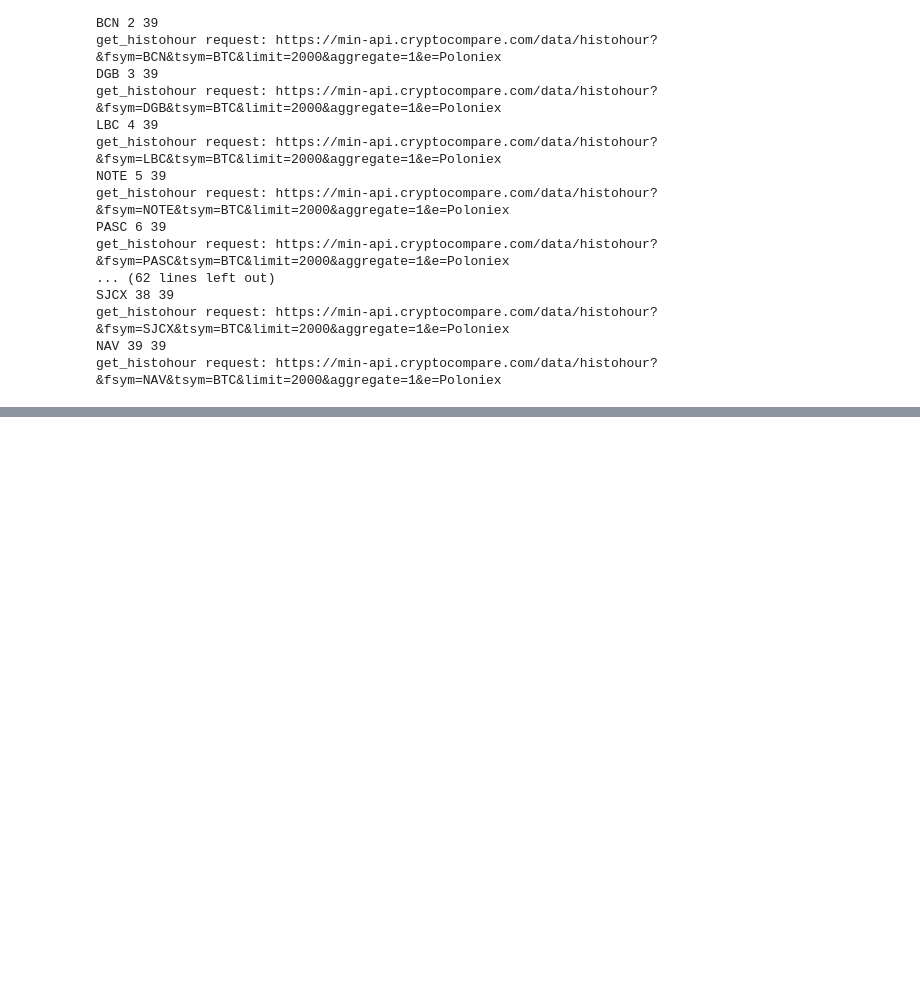
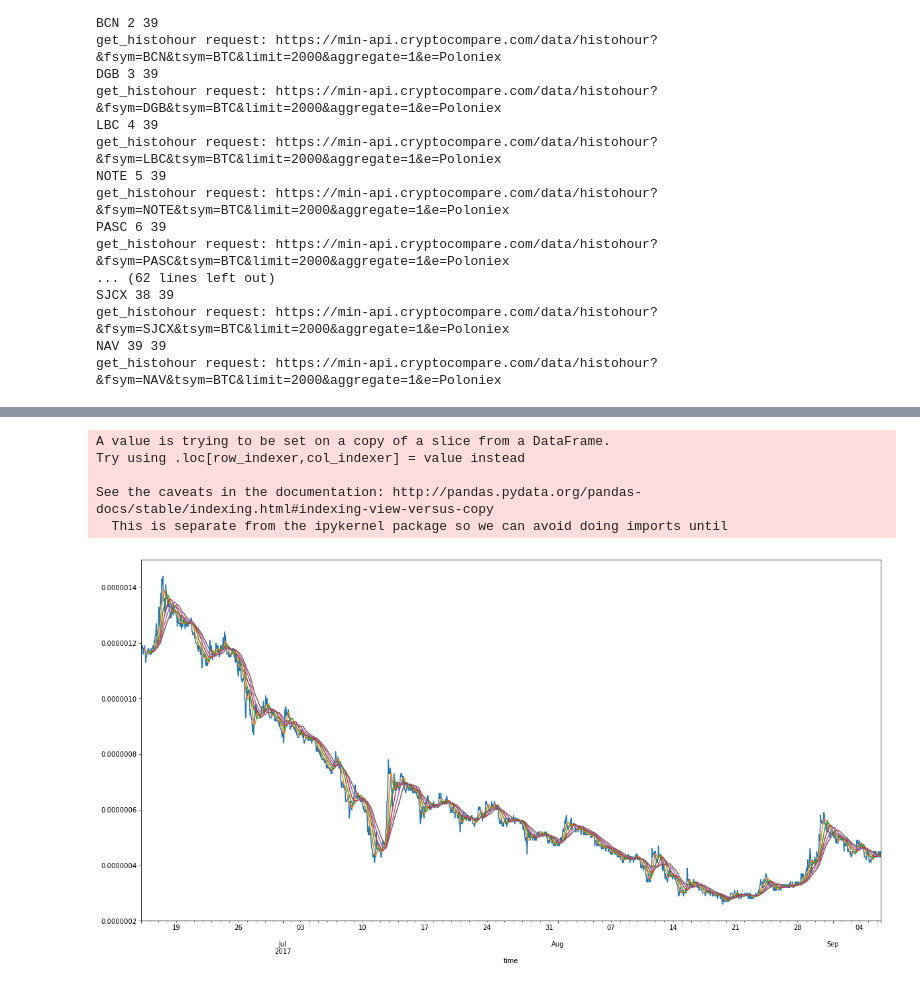
Before and after one commit to SupermanAdam007/Crypto_history_funn, a Jupyter notebook: Crypto_history_funn.ipynb, the cells around one changed output, grey strips where cells are left out. Saved outputs shown, nothing was run; the diff lists cells and outputs as text; code cells hidden in the pictures; blank space fills up the shorter version.

```diff
--- a/Crypto_history_funn.ipynb
+++ b/Crypto_history_funn.ipynb
@@ -80,3 +92,14 @@ df_bcn = extract_coin_columns(df=df_big, coin_name='BCN')
+# %%
+ax = df_bcn.open_BCN.plot()
+for i in range(10, 60, 10):
+    ax = df_bcn['move_mean{}'.format(i)] = df_bcn.open_BCN.rolling(window=i).mean().plot(figsize=(20,10), ax=ax)
+# %% [output]
+A value is trying to be set on a copy of a slice from a DataFrame.
+Try using .loc[row_indexer,col_indexer] = value instead
+
+See the caveats in the documentation: http://pandas.pydata.org/pandas-docs/stable/indexing.html#indexing-view-versus-copy
+  This is separate from the ipykernel package so we can avoid doing imports until
+[figure, added]
 # %%
 df_bcn
 # %% [output]
```
Also changed, not shown: parts of 7 cells of this notebook, 1 other file.
